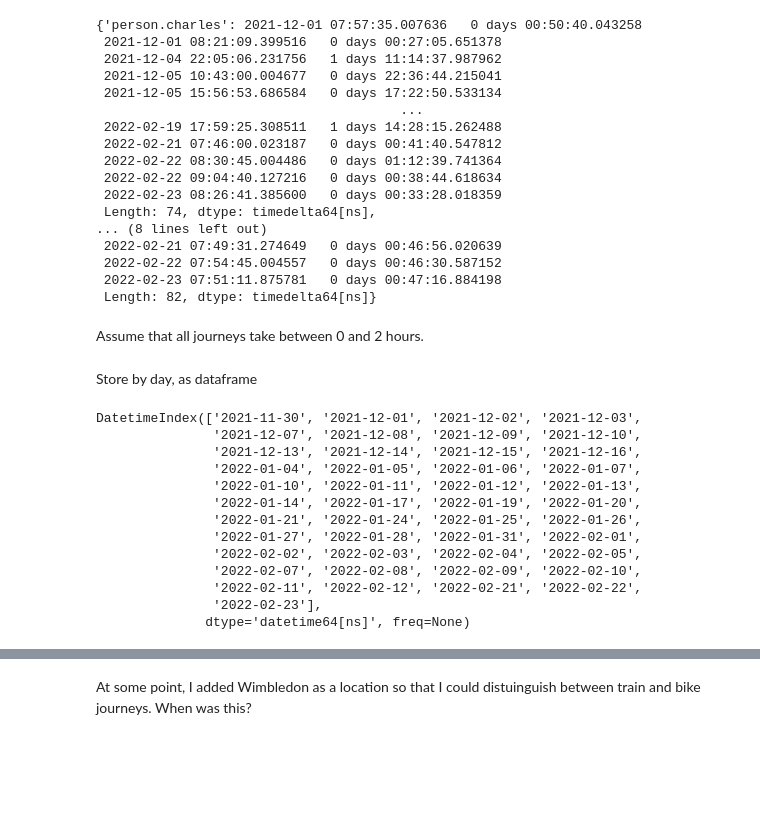
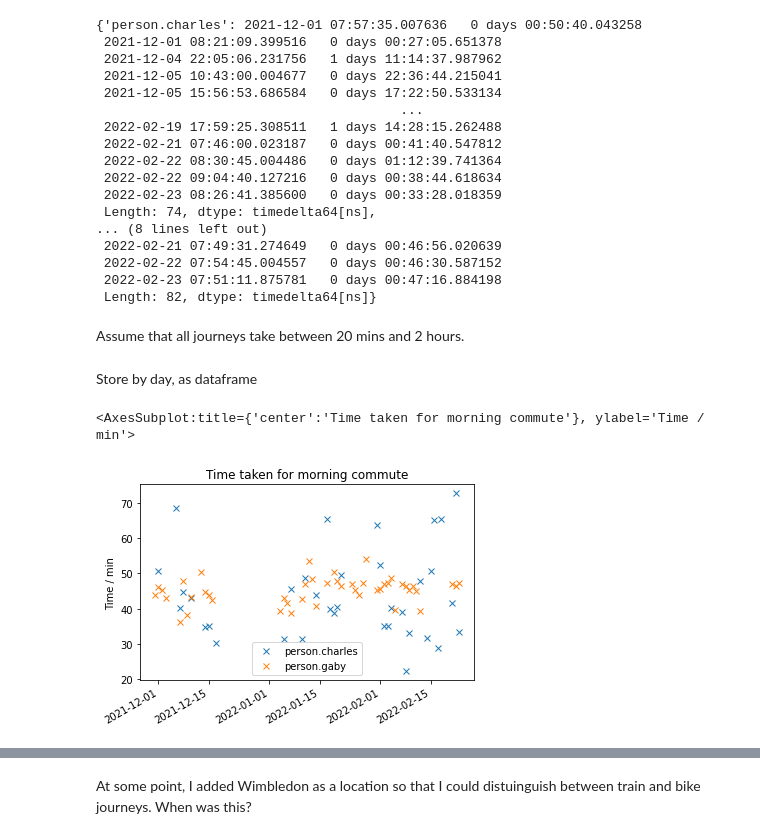
Before and after one commit to charlesbaynham/house-absolute-ha-setup, a Jupyter notebook: notebooks/plot_work_cycle_times.ipynb, the cells around one changed output, grey strips where cells are left out. Drawn from its saved outputs; the diff is of its cells as text; code cells hidden in the pictures; blank space fills up the shorter version.

```diff
--- a/notebooks/plot_work_cycle_times.ipynb
+++ b/notebooks/plot_work_cycle_times.ipynb
@@ -108,29 +109,22 @@ journeys
  2022-02-23 07:51:11.875781   0 days 00:47:16.884198
  Length: 82, dtype: timedelta64[ns]}
 # %% [markdown]
-Assume that all journeys take between 0 and 2 hours.
+Assume that all journeys take between 20 mins and 2 hours.
 # %%
 for person, data in journeys.items():
-    journeys[person] = data[data < pd.Timedelta("2h")]
+    journeys[person] = data[(pd.Timedelta("20m") < data) & (data < pd.Timedelta("2h"))]
 # %% [markdown]
 Store by day, as dataframe
 # %%
 for person, data in journeys.items():
     data.index = data.index.round("D")
-    data = data[~data.index.duplicated()]
-# journeys = pd.DataFrame(journeys)
-data.index
+    journeys[person] = data[~data.index.duplicated()]
+journeys = pd.DataFrame(journeys)
+(journeys / pd.Timedelta("1m")).plot(
+    ylabel="Time / min",
+    title="Time taken for morning commute",
+    style='x'
+)
 # %% [output]
-DatetimeIndex(['2021-11-30', '2021-12-01', '2021-12-02', '2021-12-03',
-               '2021-12-07', '2021-12-08', '2021-12-09', '2021-12-10',
-               '2021-12-13', '2021-12-14', '2021-12-15', '2021-12-16',
-               '2022-01-04', '2022-01-05', '2022-01-06', '2022-01-07',
-               '2022-01-10', '2022-01-11', '2022-01-12', '2022-01-13',
-               '2022-01-14', '2022-01-17', '2022-01-19', '2022-01-20',
-               '2022-01-21', '2022-01-24', '2022-01-25', '2022-01-26',
-               '2022-01-27', '2022-01-28', '2022-01-31', '2022-02-01',
-               '2022-02-02', '2022-02-03', '2022-02-04', '2022-02-05',
-               '2022-02-07', '2022-02-08', '2022-02-09', '2022-02-10',
-               '2022-02-11', '2022-02-12', '2022-02-21', '2022-02-22',
-               '2022-02-23'],
-              dtype='datetime64[ns]', freq=None)
+<AxesSubplot:title={'center':'Time taken for morning commute'}, ylabel='Time / min'>
+[figure, added]
```
Also changed, not shown: parts of 3 cells of this notebook.
